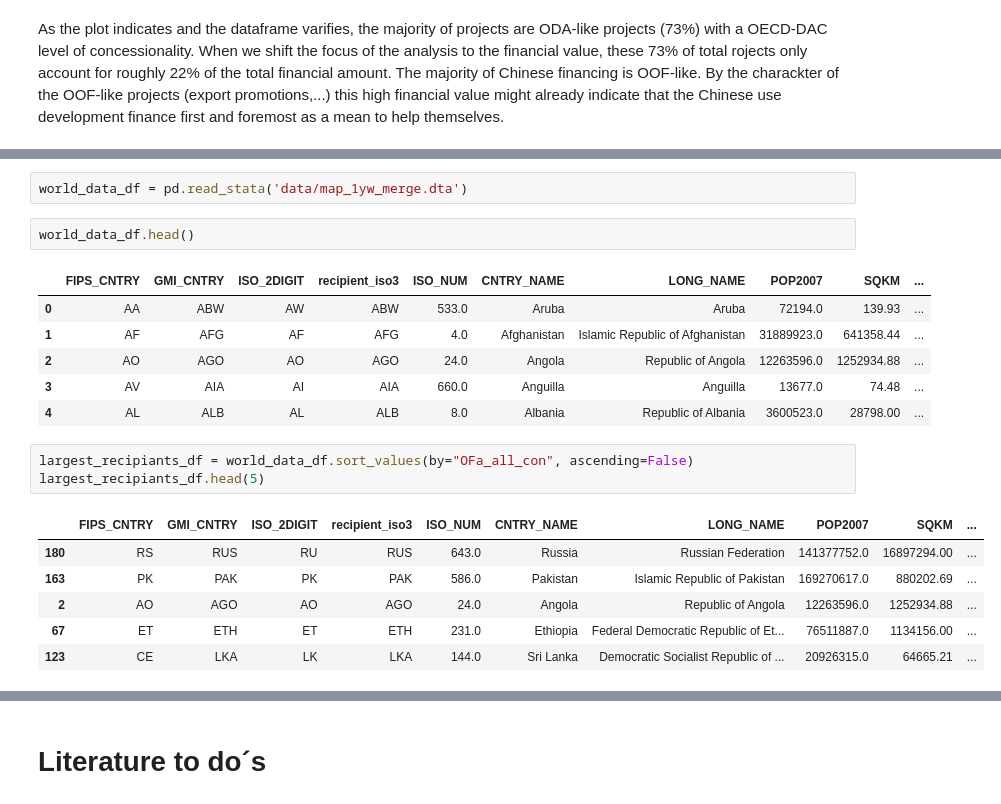
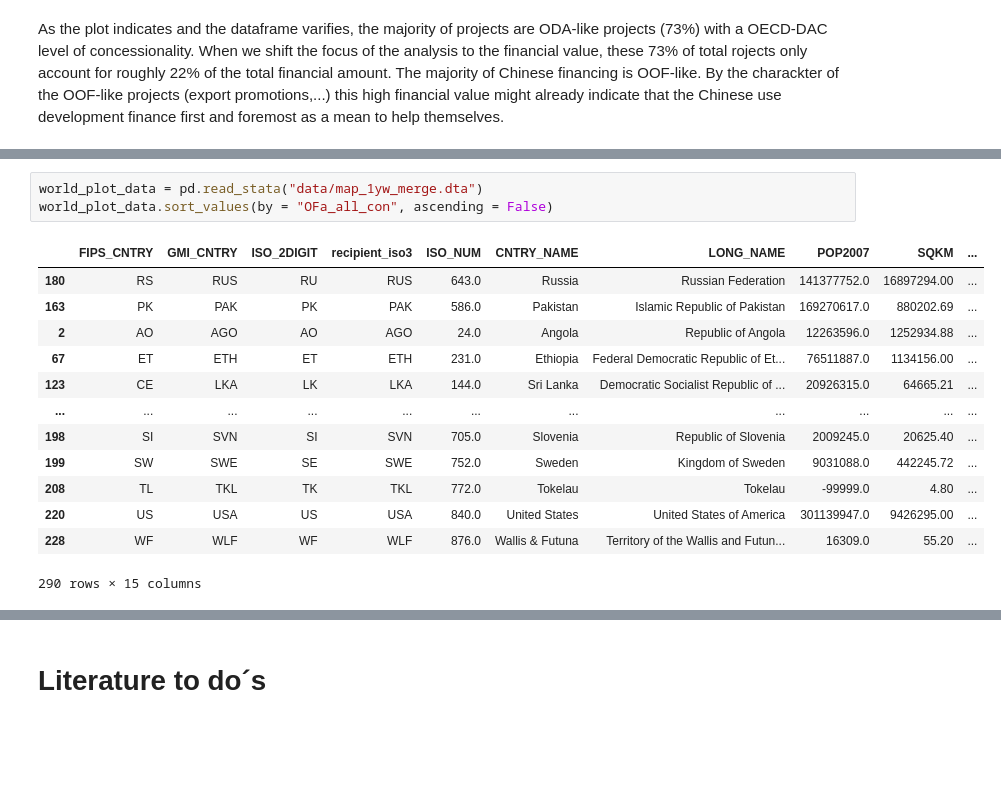
Before and after one commit to JonathanWillnow/ose-data-science-course-project-JonathanWillnow, a Jupyter notebook: JonathanWillnowOSE.ipynb, the cells around one changed output, grey strips where cells are left out. Saved outputs shown, nothing was run; the diff lists cells and outputs as text; blank space fills up the shorter version.

```diff
--- a/JonathanWillnowOSE.ipynb
+++ b/JonathanWillnowOSE.ipynb
@@ -257,21 +291,17 @@ ax = sns.barplot(y = data.flow.value_counts().index, x = data.flow.value_counts(
 # %%
-world_data_df = pd.read_stata('data/map_1yw_merge.dta')
+world_plot_data = pd.read_stata("data/map_1yw_merge.dta")
+world_plot_data.sort_values(by = "OFa_all_con", ascending = False)
+# %% [output]
+|  | FIPS_CNTRY | GMI_CNTRY | ISO_2DIGIT | recipient_iso3 | ISO_NUM | CNTRY_NAME | LONG_NAME | POP2007 | SQKM | ... |
+| 180 | RS | RUS | RU | RUS | 643.0 | Russia | Russian Federation | 141377752.0 | 16897294.00 | ... |
+| 163 | PK | PAK | PK | PAK | 586.0 | Pakistan | Islamic Republic of Pakistan | 169270617.0 | 880202.69 | ... |
+| 2 | AO | AGO | AO | AGO | 24.0 | Angola | Republic of Angola | 12263596.0 | 1252934.88 | ... |
+| 67 | ET | ETH | ET | ETH | 231.0 | Ethiopia | Federal Democratic Republic of Et... | 76511887.0 | 1134156.00 | ... |
+| 123 | CE | LKA | LK | LKA | 144.0 | Sri Lanka | Democratic Socialist Republic of ... | 20926315.0 | 64665.21 | ... |
+| ... | ... | ... | ... | ... | ... | ... | ... | ... | ... | ... |
+| 198 | SI | SVN | SI | SVN | 705.0 | Slovenia | Republic of Slovenia | 2009245.0 | 20625.40 | ... |
+| 199 | SW | SWE | SE | SWE | 752.0 | Sweden | Kingdom of Sweden | 9031088.0 | 442245.72 | ... |
+| 208 | TL | TKL | TK | TKL | 772.0 | Tokelau | Tokelau | -99999.0 | 4.80 | ... |
+| 220 | US | USA | US | USA | 840.0 | United States | United States of America | 301139947.0 | 9426295.00 | ... |
+| 228 | WF | WLF | WF | WLF | 876.0 | Wallis & Futuna | Territory of the Wallis and Futun... | 16309.0 | 55.20 | ... |
+290 rows × 15 columns
-# %%
-world_data_df.head()
-# %% [output]
-|  | FIPS_CNTRY | GMI_CNTRY | ISO_2DIGIT | recipient_iso3 | ISO_NUM | CNTRY_NAME | LONG_NAME | POP2007 | SQKM | ... |
-| 0 | AA | ABW | AW | ABW | 533.0 | Aruba | Aruba | 72194.0 | 139.93 | ... |
-| 1 | AF | AFG | AF | AFG | 4.0 | Afghanistan | Islamic Republic of Afghanistan | 31889923.0 | 641358.44 | ... |
-| 2 | AO | AGO | AO | AGO | 24.0 | Angola | Republic of Angola | 12263596.0 | 1252934.88 | ... |
-| 3 | AV | AIA | AI | AIA | 660.0 | Anguilla | Anguilla | 13677.0 | 74.48 | ... |
-| 4 | AL | ALB | AL | ALB | 8.0 | Albania | Republic of Albania | 3600523.0 | 28798.00 | ... |
-# %%
-largest_recipiants_df = world_data_df.sort_values(by="OFa_all_con", ascending=False)
-largest_recipiants_df.head(5)
-# %% [output]
-|  | FIPS_CNTRY | GMI_CNTRY | ISO_2DIGIT | recipient_iso3 | ISO_NUM | CNTRY_NAME | LONG_NAME | POP2007 | SQKM | ... |
-| 180 | RS | RUS | RU | RUS | 643.0 | Russia | Russian Federation | 141377752.0 | 16897294.00 | ... |
-| 163 | PK | PAK | PK | PAK | 586.0 | Pakistan | Islamic Republic of Pakistan | 169270617.0 | 880202.69 | ... |
-| 2 | AO | AGO | AO | AGO | 24.0 | Angola | Republic of Angola | 12263596.0 | 1252934.88 | ... |
-| 67 | ET | ETH | ET | ETH | 231.0 | Ethiopia | Federal Democratic Republic of Et... | 76511887.0 | 1134156.00 | ... |
-| 123 | CE | LKA | LK | LKA | 144.0 | Sri Lanka | Democratic Socialist Republic of ... | 20926315.0 | 64665.21 | ... |
```
Also changed, not shown: parts of 37 cells of this notebook.
